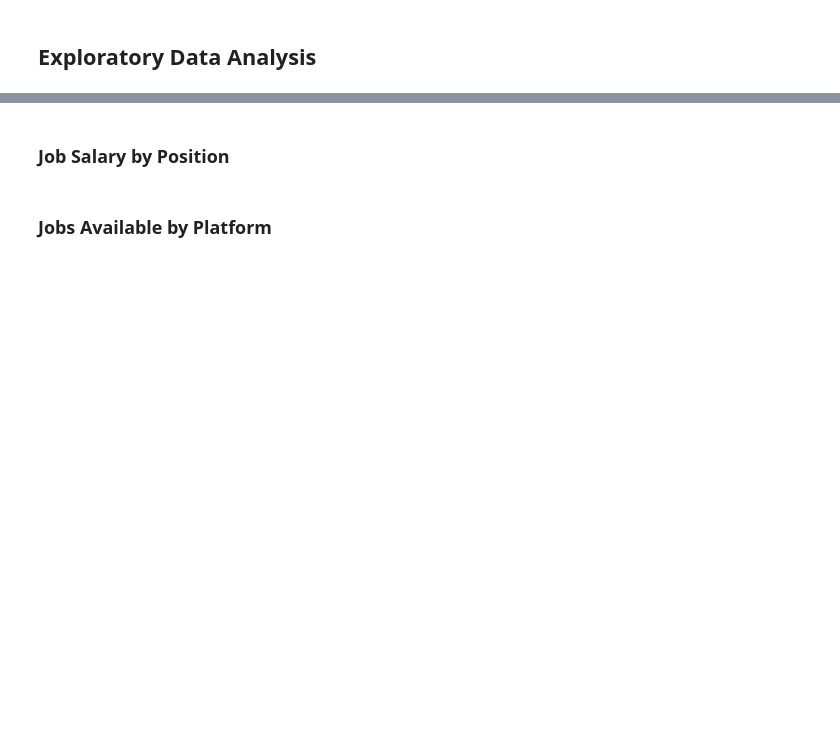
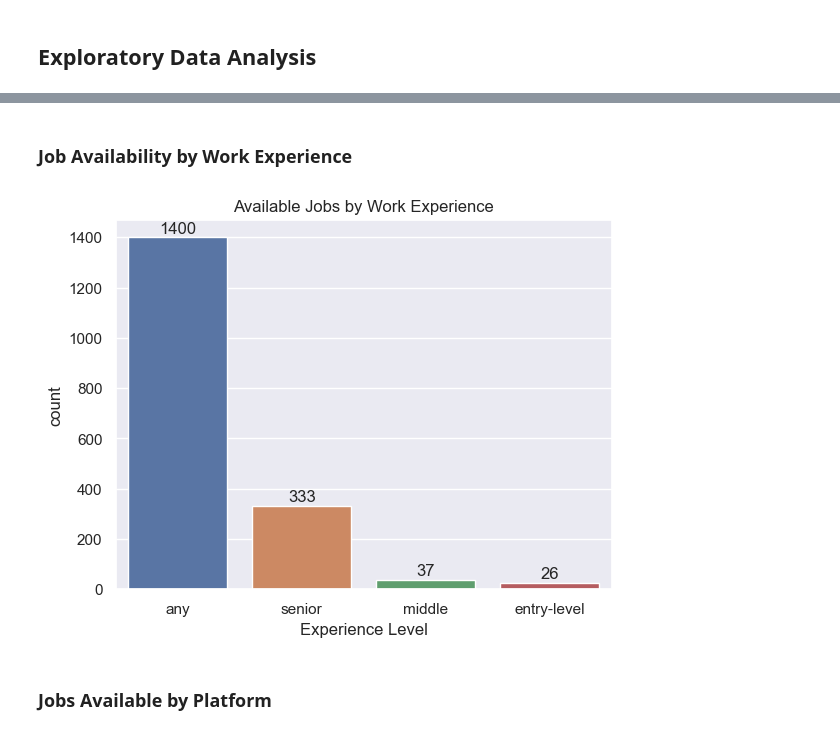
Before and after one commit to jasondo-da/Canadian_Data_Science_Jobs_Analysis, a Jupyter notebook: da_job_posts_canada_analysis.ipynb, the cells around one changed output, grey strips where cells are left out. Saved outputs shown, nothing was run; the diff lists cells and outputs as text; code cells hidden in the pictures; blank space fills up the shorter version.

```diff
--- a/da_job_posts_canada_analysis.ipynb
+++ b/da_job_posts_canada_analysis.ipynb
@@ -1120,24 +1193,25 @@ plt.show()
+# %% [markdown]
+### Job Availability by Work Experience
 # %%
-total_jobs = sns.countplot(data=df,
-              y='industry',
-              order=df['industry'].value_counts().index)
+sns.set(style='darkgrid')
 
-for rect in total_jobs.patches:
-    y_value = rect.get_y() + (rect.get_height() + 0.2) / 2
-    x_value = rect.get_width()
-    label = '{:.0f}'.format(x_value)
-    total_jobs.annotate(label,
-                        (x_value, y_value),
-                        xytext=(2, 1),
-                        textcoords='offset points',
-                        ha='left',
-                        va='center')
+exp_count = sns.countplot(data=df,
+                          x='experience_level',
+                          order = df['experience_level'].value_counts().index)
 
+for total in exp_count.patches:
+    y_value = total.get_height()
+    x_value = total.get_x() + total.get_width() / 2
+    label = '{:.0f}'.format(y_value)
+    exp_count.annotate(label,
+                       (x_value, y_value),
+                       xytext=(0, 1),
+                       textcoords='offset points',
+                       ha='center',
+                       va='bottom')
 
-plt.title('Total Available Jobs by Industry')
-plt.xlabel('Total Jobs Available')
-plt.xlim([0,1100])
-plt.ylabel('Job Industry')
-
-plt.grid(axis='x')
+plt.title('Available Jobs by Work Experience')
+plt.xlabel('Experience Level')
 plt.show()
+# %% [output]
+[figure, added]
@@ -1162,2 +1217,0 @@ plt.show()
-# %% [markdown]
-### Job Salary by Position
```
Also changed, not shown: parts of 27 cells of this notebook.
